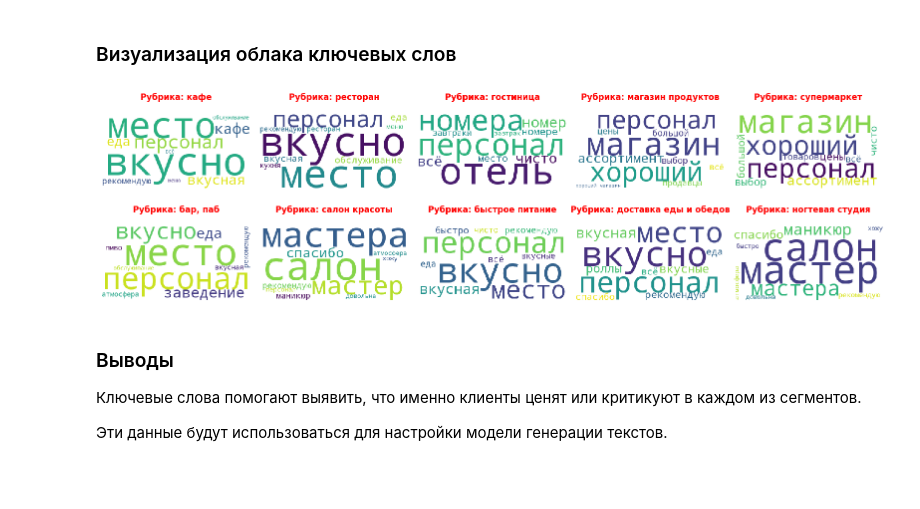
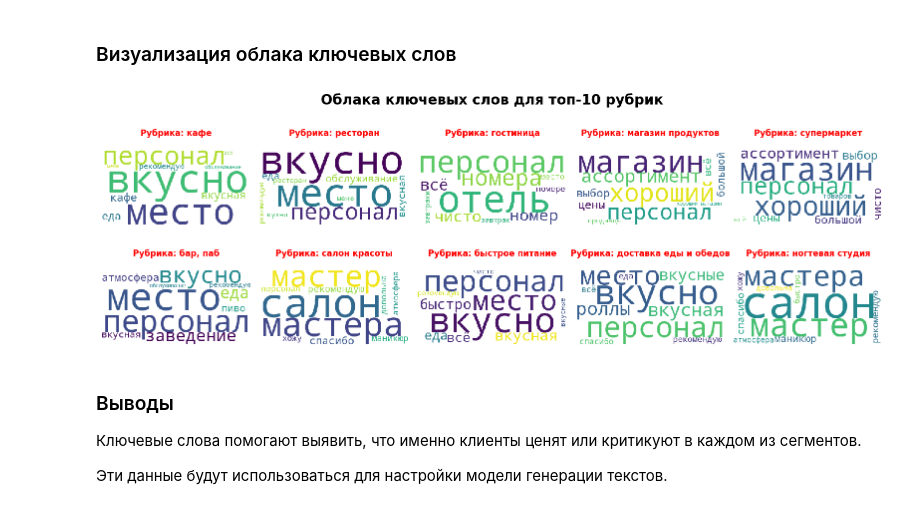
Before and after one commit to nocsland/urfu_review_generator, a Jupyter notebook: EDA/EDA.ipynb, the cells around one changed output. Saved outputs shown, nothing was run; the diff lists cells and outputs as text; code cells hidden in the pictures; blank space fills up the shorter version.

```diff
--- a/EDA/EDA.ipynb
+++ b/EDA/EDA.ipynb
@@ -383,32 +383,38 @@ def extract_keywords(reviews_df):
 keywords = extract_keywords(reviews_df)
 # %% [markdown]
 ### Визуализация облака ключевых слов
+# %%
+with open('../data/keywords.json', 'r', encoding='utf-8') as f:
+    keywords = json.load(f)
 # %%
 def plot_combined_keywords_cloud(keywords, top_rubrics):
     n_cols = 5
     n_rows = (len(top_rubrics) + 1) // n_cols
-    fig, axes = plt.subplots(n_rows, n_cols, figsize=(16, 5))
+    fig, axes = plt.subplots(n_rows, n_cols, figsize=(16, 6))
+    fig.suptitle('Облака ключевых слов для топ-10 рубрик', fontsize=20, color='black', weight='bold')
 
     for i, rubric in enumerate(top_rubrics):
         if rubric in keywords:
             word_freq = {word: score for word, score in keywords[rubric]}
             wordcloud = WordCloud(width=400, height=200, background_color='white').generate_from_frequencies(word_freq)
 
             ax = axes[i // n_cols, i % n_cols]
             ax.imshow(wordcloud, interpolation='nearest')
             ax.axis('off')
             ax.set_title(f'Рубрика: {rubric}', fontsize=12, color='red', weight='bold', pad=20)
 
     for j in range(i + 1, n_rows * n_cols):
         fig.delaxes(axes[j // n_cols, j % n_cols])
 
+
+
     plt.tight_layout()
     plt.savefig('./img/combined_wordcloud.png')
     plt.show()
 
 plot_combined_keywords_cloud(keywords, top_rubrics)
 # %% [output]
-[figure, old version]
+[figure, new version]
 # %% [markdown]
 ### Выводы
 
```
Also changed, not shown: 11 other files.
